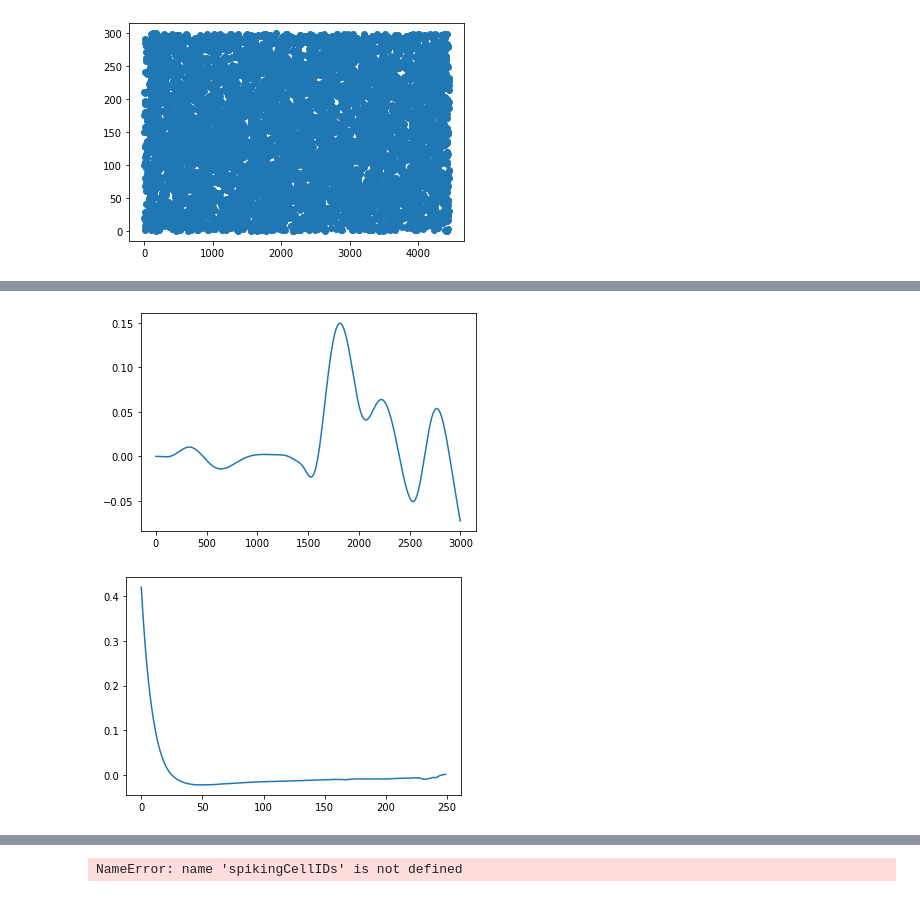
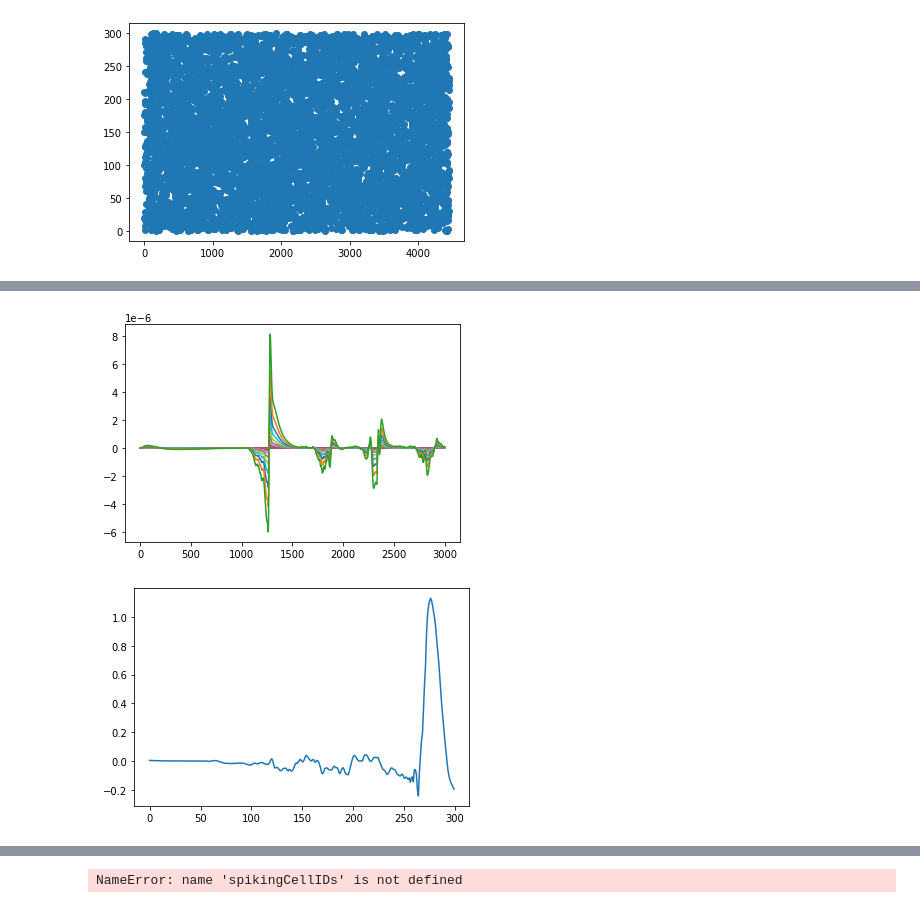
Before and after one commit to ddopp4877/CA1_model, a Jupyter notebook: CA1_exploration.ipynb, the cells around one changed output, grey strips where cells are left out. Cells and saved outputs as stored; diff of their text form; code cells hidden in the pictures.

```diff
--- a/CA1_exploration.ipynb
+++ b/CA1_exploration.ipynb
@@ -440,21 +440,21 @@ np.savetxt('output/filteredLFP.txt',filtered)
 # %%
 start,end = 0, 3000
 sos = signal.butter(4, [1,20], btype='bandpass', fs=10000, output='sos',analog=False)
-filtered = signal.sosfilt(sos, data[start:end,10])
+filtered = signal.sosfilt(sos, data[start:end,:])
 plt.plot(filtered)
 
 plt.show()
 # %% [output]
-[figure, old version]
+[figure, new version]
 # %%
-start,end = 1350,1600
+start,end = 1000,1300
 sos = signal.butter(1, 50, btype='hp', fs=3000, output='sos',analog=False)
-filtered = signal.sosfilt(sos, data[start:end,10])
+filtered = signal.sosfilt(sos, data[start:end,8])
 plt.plot(filtered)
 
 plt.show()
 # %% [output]
-[figure, old version]
+[figure, new version]
 # %%
 b, a = signal.butter(4, 100, 'low', analog=True)
 w, h = signal.freqs(b, a)
```
Also changed, not shown: parts of 29 cells of this notebook, 18 other files.
